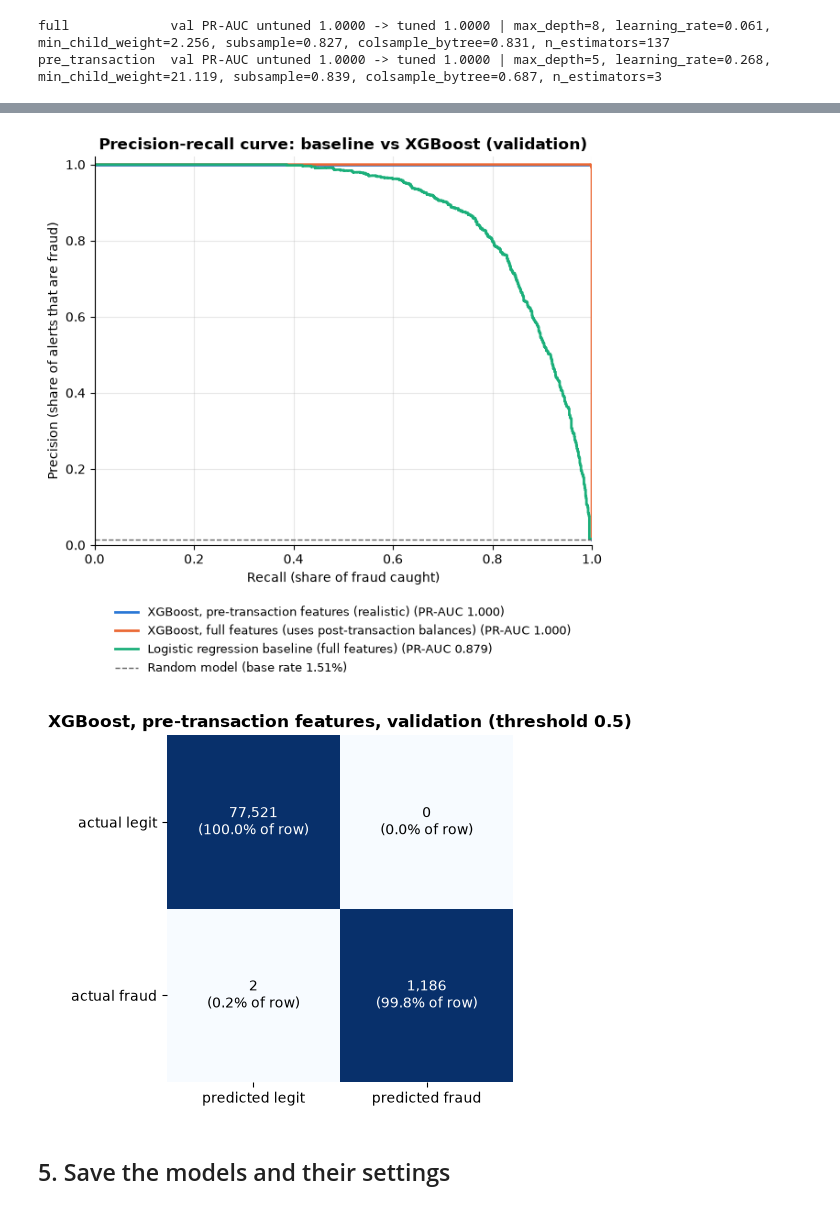
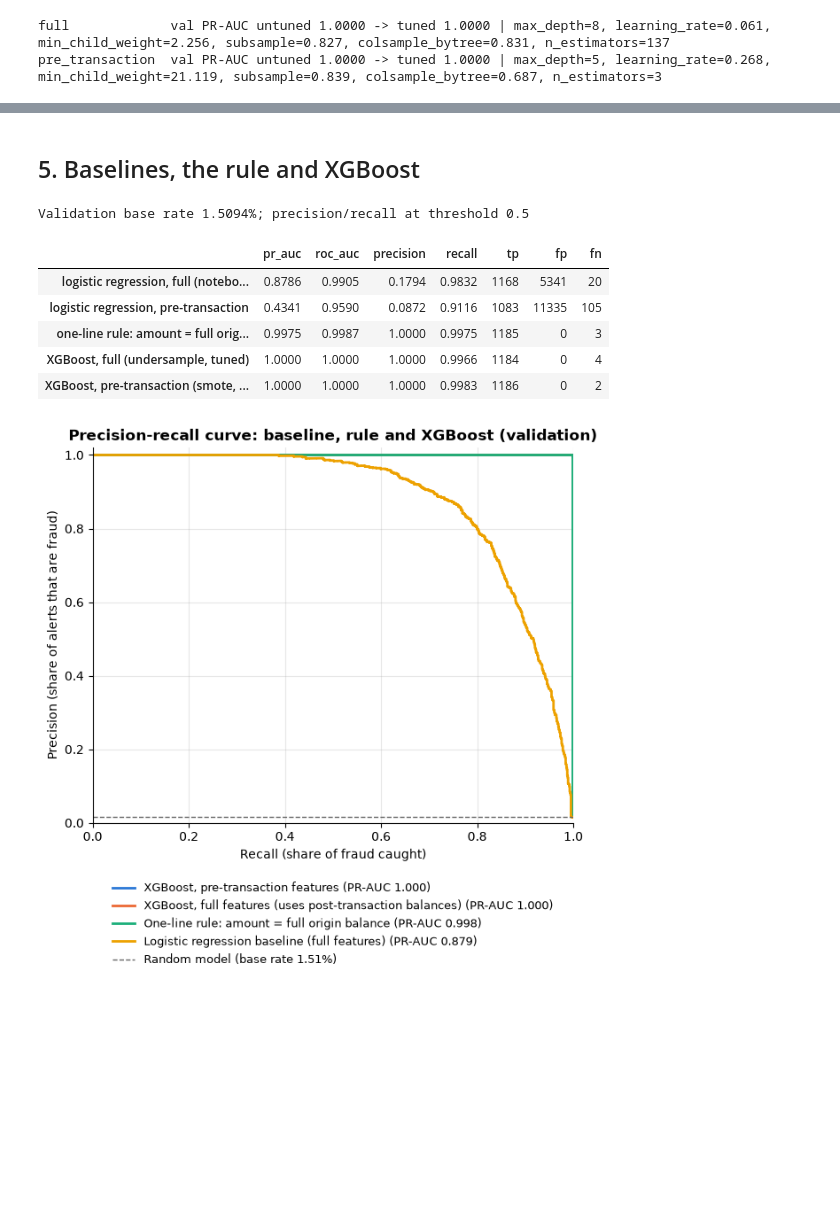
Before and after one commit to AsadJafry/Fraud-Detection-analysis, a Jupyter notebook: notebooks/03_xgboost.ipynb, the cells around one changed output, grey strips where cells are left out. Drawn from its saved outputs; the diff is of its cells as text; code cells hidden in the pictures; blank space fills up the shorter version.

```diff
--- a/notebooks/03_xgboost.ipynb
+++ b/notebooks/03_xgboost.ipynb
@@ -243,23 +235,40 @@ Validation base rate 1.5094%; @0.5 columns at threshold 0.5
-# %%
-fig = plot_pr_curve(
-    {"XGBoost, pre-transaction features (realistic)": (y_val, best_scores["pre_transaction"]),
-     "XGBoost, full features (uses post-transaction balances)": (y_val, best_scores["full"]),
-     "Logistic regression baseline (full features)": (y_val, logreg_scores["full"])},
-    title="Precision-recall curve: baseline vs XGBoost (validation)",
-    name="pr_curve_xgb_vs_baseline",
-)
-plt.show()
-# %% [output]
-[figure, removed]
+# %% [markdown]
+## 5. Baselines, the rule and XGBoost
 # %%
-fig = plot_confusion_matrix(
-    best_val["pre_transaction"]["confusion_matrix"],
-    title="XGBoost, pre-transaction features, validation (threshold 0.5)",
-    name="xgb_confusion_matrix",
-)
-plt.show()
+logreg_scores, logreg_val = {}, {}
+for fs in FEATURE_SETS:
+    X_tr, X_va = X[fs]
+    logreg_scores[fs] = make_logreg_baseline().fit(X_tr, y_train).predict_proba(X_va)[:, 1]
+    logreg_val[fs] = evaluate_model(y_val, logreg_scores[fs], threshold=0.5)
+
+cols = ["pr_auc", "roc_auc", "precision", "recall", "tp", "fp", "fn"]
+comparison = pd.DataFrame({
+    "logistic regression, full (notebook 02 baseline)": logreg_val["full"],
+    "logistic regression, pre-transaction": logreg_val["pre_transaction"],
+    "one-line rule: amount = full origin balance": rule_val,
+    f"XGBoost, full ({best_strategy['full']}, tuned)": best_val["full"],
+    f"XGBoost, pre-transaction ({best_strategy['pre_transaction']}, tuned)": best_val["pre_transaction"],
+}).T[cols]
+print(f"Validation base rate {best_val['full']['base_rate']:.4%}; precision/recall at threshold 0.5")
+comparison
 # %% [output]
-[figure, removed]
+Validation base rate 1.5094%; precision/recall at threshold 0.5
+|  | pr_auc | roc_auc | precision | recall | tp | fp | fn |
+| logistic regression, full (notebo... | 0.8786 | 0.9905 | 0.1794 | 0.9832 | 1168 | 5341 | 20 |
+| logistic regression, pre-transaction | 0.4341 | 0.9590 | 0.0872 | 0.9116 | 1083 | 11335 | 105 |
+| one-line rule: amount = full orig... | 0.9975 | 0.9987 | 1.0000 | 0.9975 | 1185 | 0 | 3 |
+| XGBoost, full (undersample, tuned) | 1.0000 | 1.0000 | 1.0000 | 0.9966 | 1184 | 0 | 4 |
+| XGBoost, pre-transaction (smote, ... | 1.0000 | 1.0000 | 1.0000 | 0.9983 | 1186 | 0 | 2 |
-# %% [markdown]
-## 5. Save the models and their settings
+# %%
+fig = plot_pr_curve(
+    {"XGBoost, pre-transaction features": (y_val, best_scores["pre_transaction"]),
+     "XGBoost, full features (uses post-transaction balances)": (y_val, best_scores["full"]),
+     "One-line rule: amount = full origin balance": (y_val, full_balance_rule(val)),
+     "Logistic regression baseline (full features)": (y_val, logreg_scores["full"])},
+    title="Precision-recall curve: baseline, rule and XGBoost (validation)",
+    name="pr_curve_xgb_vs_baseline",
+)
+plt.show()
+# %% [output]
+[figure, added]
 # %%
```
Also changed, not shown: parts of 8 cells of this notebook, 5 other files.
